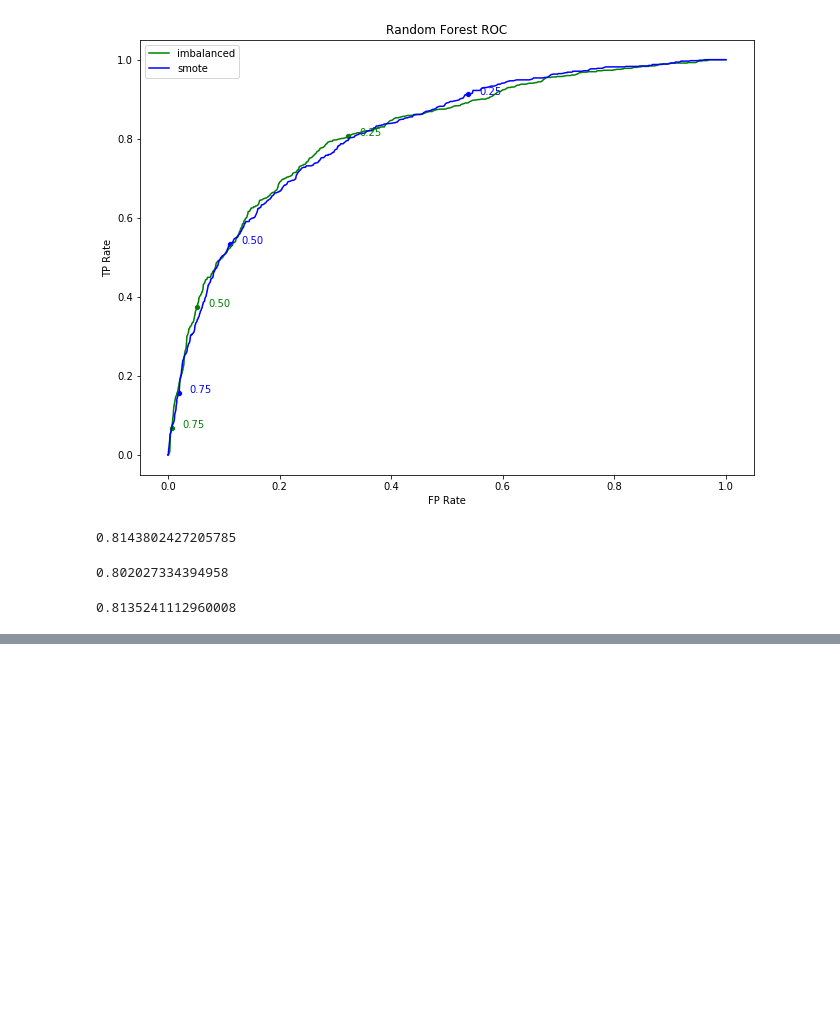
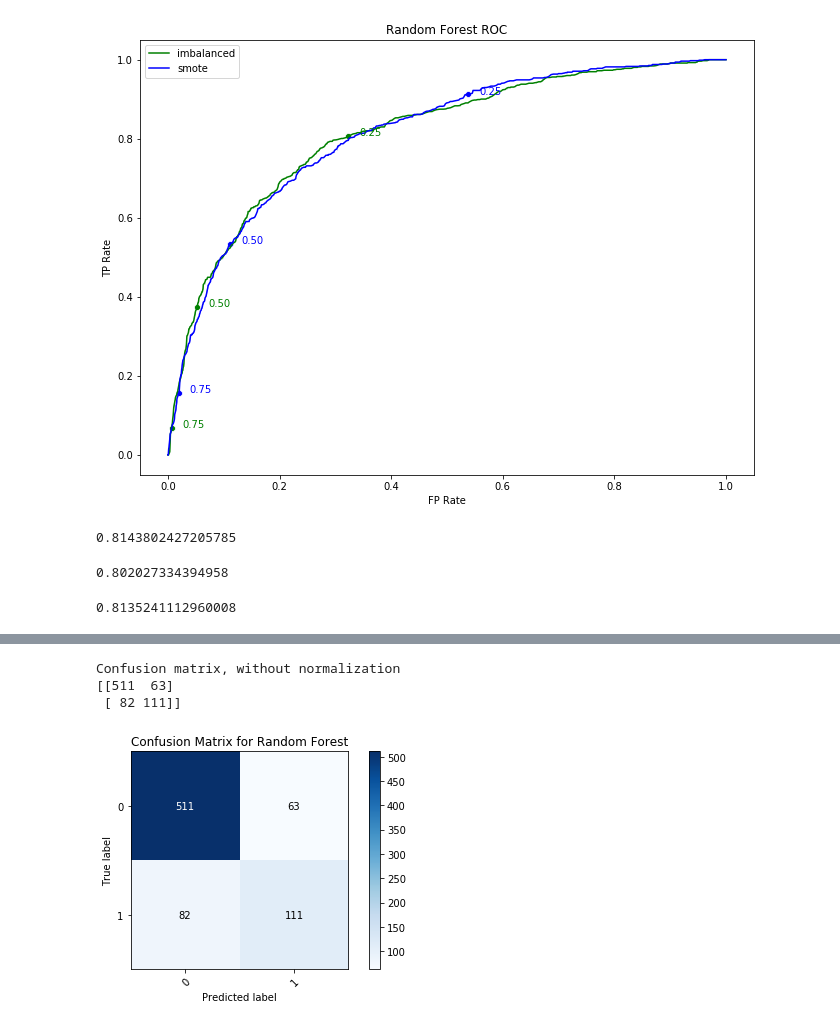
Before and after one commit to NathanVenos/Classifying_LEGO_Value_Retention, a Jupyter notebook: analysis/random_forest.ipynb, the cells around one changed output, grey strips where cells are left out. Cells and saved outputs as stored; diff of their text form; code cells hidden in the pictures; blank space fills up the shorter version.

Commit message:
random forest done

```diff
--- a/analysis/random_forest.ipynb
+++ b/analysis/random_forest.ipynb
@@ -432,0 +474,28 @@ MT.roc_auc_score(y_train, predict_over[:, 1])
+# %%
+%timeit
+searcher.fit(X_train, y_train);
+# %%
+best_parameters = searcher.best_params_
+
+print("Grid Search found the following optimal parameters: ")
+for param_name in sorted(best_parameters.keys()):
+    print("%s: %r" % (param_name, best_parameters[param_name]))
+
+train_pred = searcher.predict(X_train)
+train_accuracy = MT.accuracy_score(y_train, train_pred)
+test_pred = searcher.predict(X_test)
+test_accuracy = MT.accuracy_score(y_test, test_pred)
+
+print("")
+print("Training Accuracy: {:.4}%".format(train_accuracy * 100))
+print("")
+print("Validation Accuracy: {:.4}%".format(test_accuracy * 100))
+
+guess_TP = 0
+guess_TN = len(y_test[y_test==0])
+guess_FP = 0
+guess_FN = len(y_test[y_test==1])
+
+print("")
+print("Random Guess Accuracy: {:.4}%".format(
+    (guess_TP + guess_TN) / (guess_TP + guess_TN + guess_FP + guess_FN) * 100))
@@ -432,0 +513,15 @@ MT.roc_auc_score(y_train, predict_over[:, 1])
+# %%
+# confusion matrix
+
+pcm.plot_confusion_matrix(y_test.astype('int64'),
+                          test_pred.astype('int64'),
+                          title="Confusion Matrix for Random Forest",
+                          classes=NP.array([0,1]))
+
+# a bug in the current version of matplotlib shifts the default ylim, and the code below corrects it
+MP.gca().set_ylim(1.5, -0.5);
+# %% [output]
+Confusion matrix, without normalization
+[[511  63]
+ [ 82 111]]
+[figure, added]
```
Also changed, not shown: parts of 5 cells of this notebook, 3 other files.
